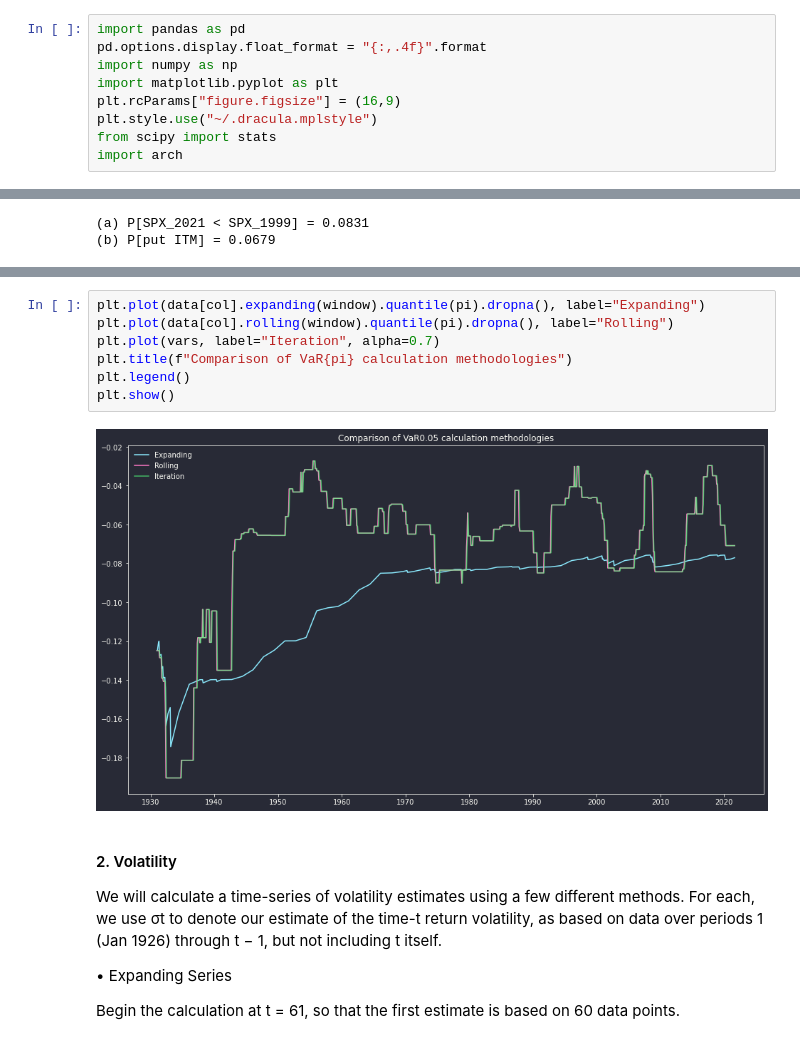
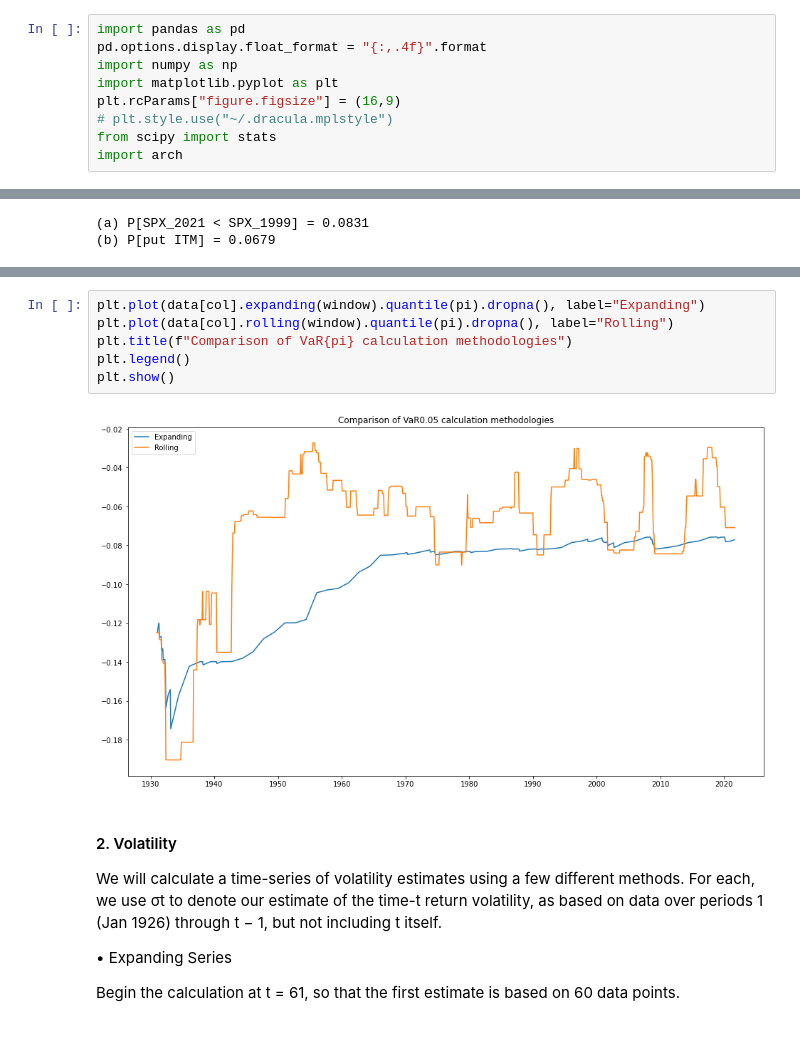
Before and after one commit to philipwlee/portrisk, a Jupyter notebook: hw3/hw3.ipynb, the cells around one changed output, grey strips where cells are left out. Saved outputs shown, nothing was run; the diff lists cells and outputs as text.

```diff
--- a/hw3/hw3.ipynb
+++ b/hw3/hw3.ipynb
@@ -4,7 +4,7 @@ pd.options.display.float_format = "{:,.4f}".format
 import numpy as np
 import matplotlib.pyplot as plt
 plt.rcParams["figure.figsize"] = (16,9)
-plt.style.use("~/.dracula.mplstyle")
+# plt.style.use("~/.dracula.mplstyle")
 from scipy import stats
 import arch
 # %%
@@ -270,12 +277,11 @@ print(f"(b) Frequency of periods in which r~t < VaR(r~thist, {pi}): {sum(less_va
 # %%
 plt.plot(data[col].expanding(window).quantile(pi).dropna(), label="Expanding")
 plt.plot(data[col].rolling(window).quantile(pi).dropna(), label="Rolling")
-plt.plot(vars, label="Iteration", alpha=0.7)
 plt.title(f"Comparison of VaR{pi} calculation methodologies")
 plt.legend()
 plt.show()
 # %% [output]
-[figure, old version]
+[figure, new version]
 # %% [markdown]
 #### 2. Volatility
 
```
Also changed, not shown: parts of 13 cells of this notebook, 3 other files.
